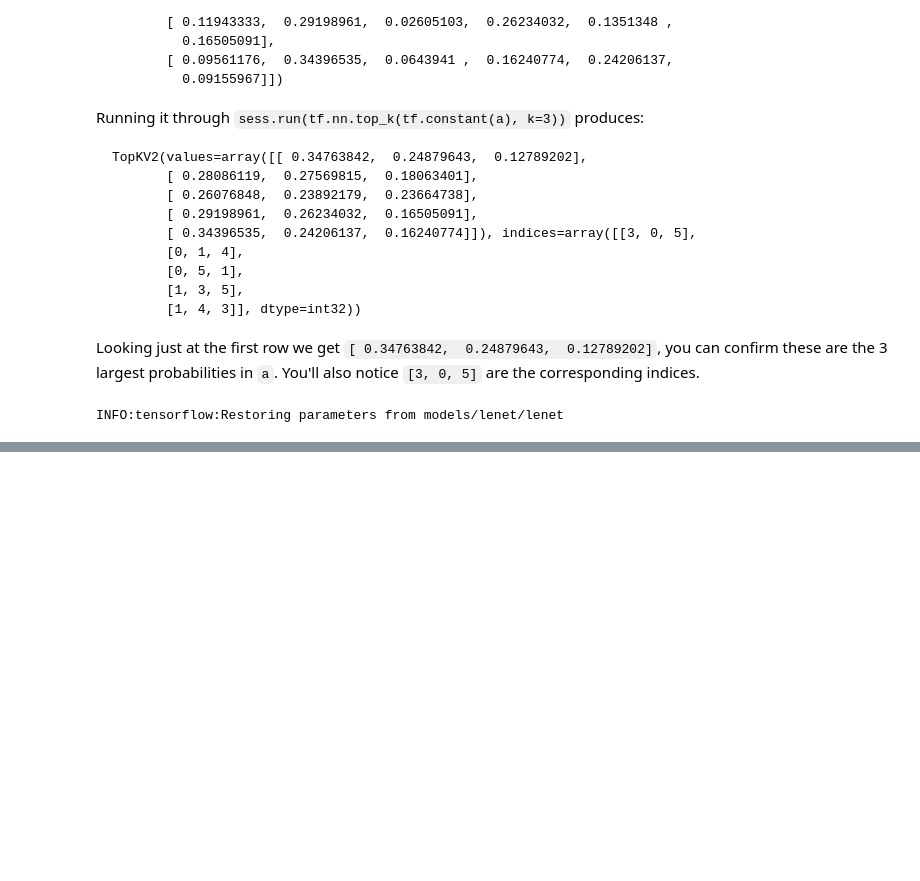
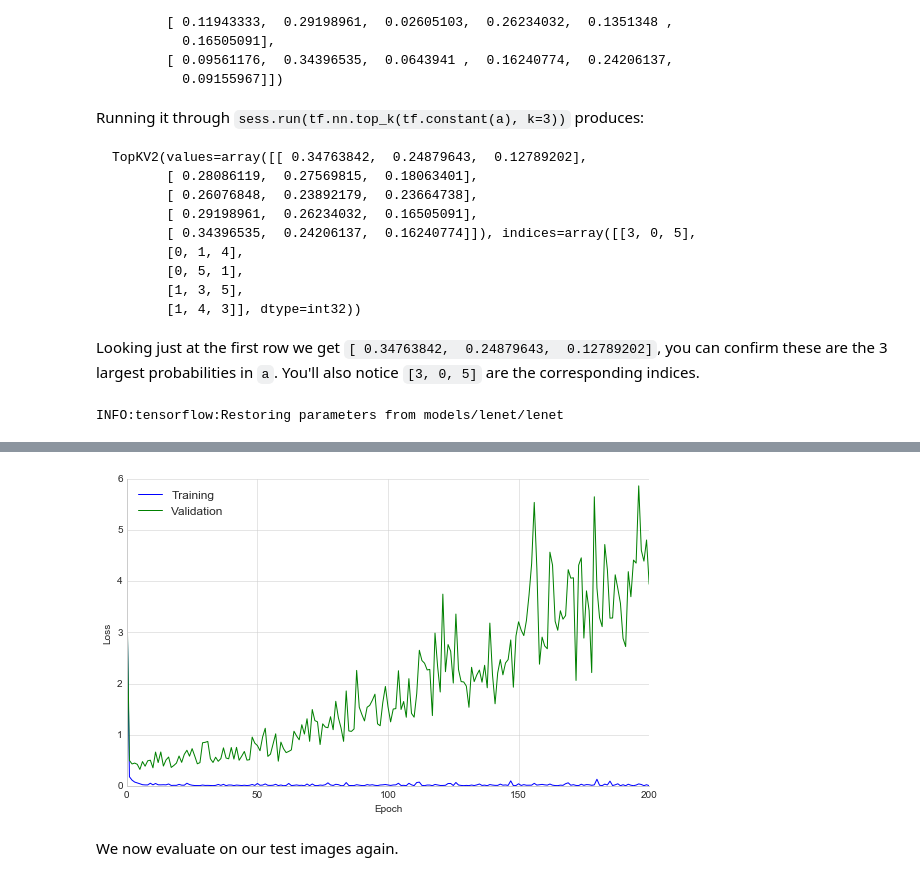
Before and after one commit to sunsided/CarND-Traffic-Sign-Classifier-Project, a Jupyter notebook: Traffic_Sign_Classifier.ipynb, the cells around one changed output, grey strips where cells are left out. Drawn from its saved outputs; the diff is of its cells as text; code cells hidden in the pictures; blank space fills up the shorter version.

```diff
--- a/Traffic_Sign_Classifier.ipynb
+++ b/Traffic_Sign_Classifier.ipynb
@@ -1054,0 +1095,6 @@ X_train_pc[0, ...].min(), X_train_pc[0, ...].max()
+# %%
+plot_losses(train_loss_better, valid_loss_better)
+# %% [output]
+[figure, added]
+# %% [markdown]
+We now evaluate on our test images again.
```
Also changed, not shown: parts of 31 cells of this notebook, 3 other files.
